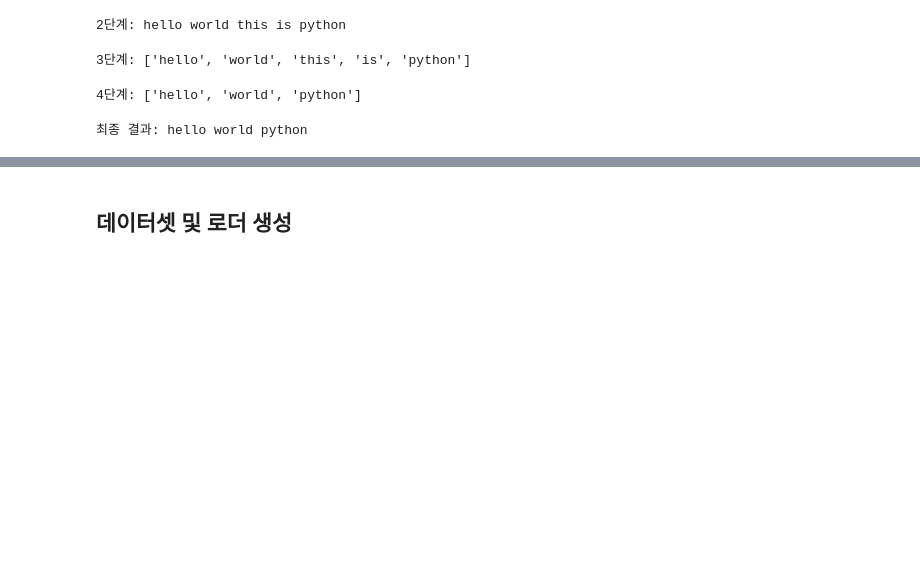
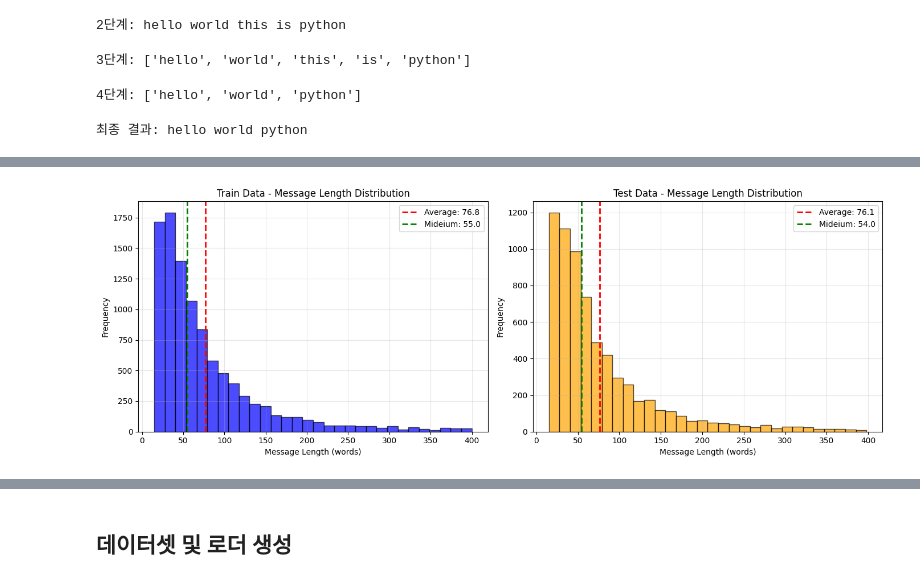
Before and after one commit to Dongjin-1203/codeit_mission, a Jupyter notebook: 10_1팀_지동진.ipynb, the cells around one changed output, grey strips where cells are left out. Saved outputs shown, nothing was run; the diff lists cells and outputs as text; code cells hidden in the pictures; blank space fills up the shorter version.

```diff
--- a/10_1팀_지동진.ipynb
+++ b/10_1팀_지동진.ipynb
@@ -278,4 +2525,4 @@ def clean_text(text):
 # %%
 # 데이터에 적용
-X_train_processed = [clean_text(text) for text in X_train]
-X_test_processed = [clean_text(text) for text in X_test]
+X_train_processed = [clean_text_with_nltk(text) for text in X_train]
+X_test_processed = [clean_text_with_nltk(text) for text in X_test]
@@ -305,0 +2529,13 @@ print("훈련 데이터 95분위수 길이:", np.percentile(train_lengths, 95))
+# %%
+# ✅ 문장 길이 필터링 추가!
+X_train_filtered, y_train_filtered = filter_by_length(
+    X_train_processed, y_train,
+    min_len=15,    # 최소 15단어
+    max_len=400    # 최대 400단어
+)
+
+X_test_filtered, y_test_filtered = filter_by_length(
+    X_test_processed, y_test,
+    min_len=15,
+    max_len=400
+)
@@ -305,0 +2575,32 @@ print("훈련 데이터 95분위수 길이:", np.percentile(train_lengths, 95))
+# %%
+# 메시지 길이 계산
+train_lengths = [len(word_tokenize(msg)) for msg in X_train_filtered]
+test_lengths = [len(word_tokenize(msg)) for msg in X_test_filtered]
+
+# 히스토그램 시각화
+fig, axes = plt.subplots(1, 2, figsize=(14, 5))
+
+# Train 데이터
+axes[0].hist(train_lengths, bins=30, alpha=0.7, color='blue', edgecolor='black')
+axes[0].axvline(np.mean(train_lengths), color='red', linestyle='--', linewidth=2, label=f'Average: {np.mean(train_lengths):.1f}')
+axes[0].axvline(np.median(train_lengths), color='green', linestyle='--', linewidth=2, label=f'Mideium: {np.median(train_lengths):.1f}')
+axes[0].set_xlabel('Message Length (words)')
+axes[0].set_ylabel('Frequency')
+axes[0].set_title('Train Data - Message Length Distribution')
+axes[0].legend()
+axes[0].grid(alpha=0.3)
+
+# Test 데이터
+axes[1].hist(test_lengths, bins=30, alpha=0.7, color='orange', edgecolor='black')
+axes[1].axvline(np.mean(test_lengths), color='red', linestyle='--', linewidth=2, label=f'Average: {np.mean(test_lengths):.1f}')
+axes[1].axvline(np.median(test_lengths), color='green', linestyle='--', linewidth=2, label=f'Mideium: {np.median(test_lengths):.1f}')
+axes[1].set_xlabel('Message Length (words)')
+axes[1].set_ylabel('Frequency')
+axes[1].set_title('Test Data - Message Length Distribution')
+axes[1].legend()
+axes[1].grid(alpha=0.3)
+
+plt.tight_layout()
+plt.show()
+# %% [output]
+[figure, added]
```
Also changed, not shown: parts of 142 cells of this notebook.
